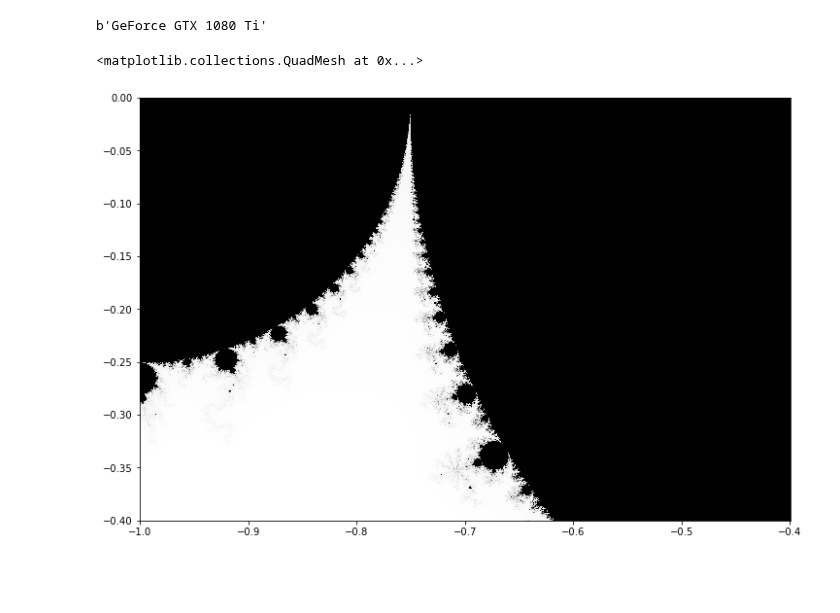
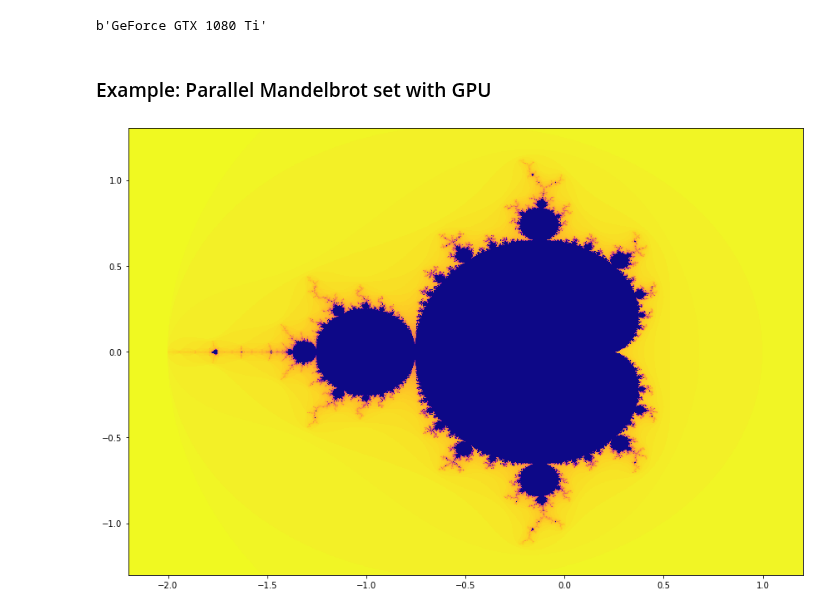
Before and after one commit to nordam/ComputationalPhysics, a Jupyter notebook: Notebooks/14 - Parallelisation.ipynb, the cells around one changed output. Cells and saved outputs as stored; diff of their text form; code cells hidden in the pictures; blank space fills up the shorter version.

```diff
--- a/Notebooks/14 - Parallelisation.ipynb
+++ b/Notebooks/14 - Parallelisation.ipynb
@@ -381,30 +382,46 @@ from numba import cuda, vectorize, int32, complex64
 cuda.gpus.lst[0]._device.name
 # %% [output]
 b'GeForce GTX 1080 Ti'
+# %% [markdown]
+### Example: Parallel Mandelbrot set with GPU
 # %%
-#@cuda.jit(['int32(complex64)'], target='device')
-@vectorize('int32(complex64)', target ='cuda')
-def mandelbrot_gpu(c):
-    maxiter = 500
+@vectorize('int32(complex64)')
+def mandelbrot_cpu(c):
+    maxiter = 100
     z = 0.0 + 0*1j
     for i in range(maxiter):
         z = z*z + c
         if abs(z) > 2:
             return i
     return maxiter
+
+@vectorize('int32(complex64)', target ='cuda')
+def mandelbrot_gpu(c):
+    maxiter = 100
+    z = 0.0 + 0*1j
+    for i in range(maxiter):
+        z = z*z + c
+        if abs(z) > 2:
+            return i
+    return maxiter
+
+# Call both functions once to force compilation here
+c = np.complex64(0 + 1j)
+_ = mandelbrot_cpu(c)
+_ = mandelbrot_gpu(c)
 # %%
-Nx, Ny = 6000, 4000
-xmin, xmax = -1, -0.4
-ymin, ymax = -0.4, 0
+Nx, Ny = 1500, 1000
+xmin, xmax = -2.2, 1.2
+ymin, ymax = -1.3, 1.3
 x = np.linspace(xmin, xmax, Nx)
 y = np.linspace(ymin, ymax, Ny)
 
 C = (x[:,None] + 1j*y[None,:]).astype(np.complex64)
 
 M = mandelbrot_gpu(C)
 
 fig = plt.figure(figsize = (12, 8))
-plt.pcolormesh(x, y, np.log(M.T), shading = 'auto', cmap = 'Greys')
+plt.pcolormesh(x, y, M.T, shading = 'auto', cmap = 'plasma_r')
+plt.tight_layout()
 # %% [output]
-<matplotlib.collections.QuadMesh at 0x...>
-[figure, old version]
+[figure, new version]
```
Also changed, not shown: parts of 11 cells of this notebook.
